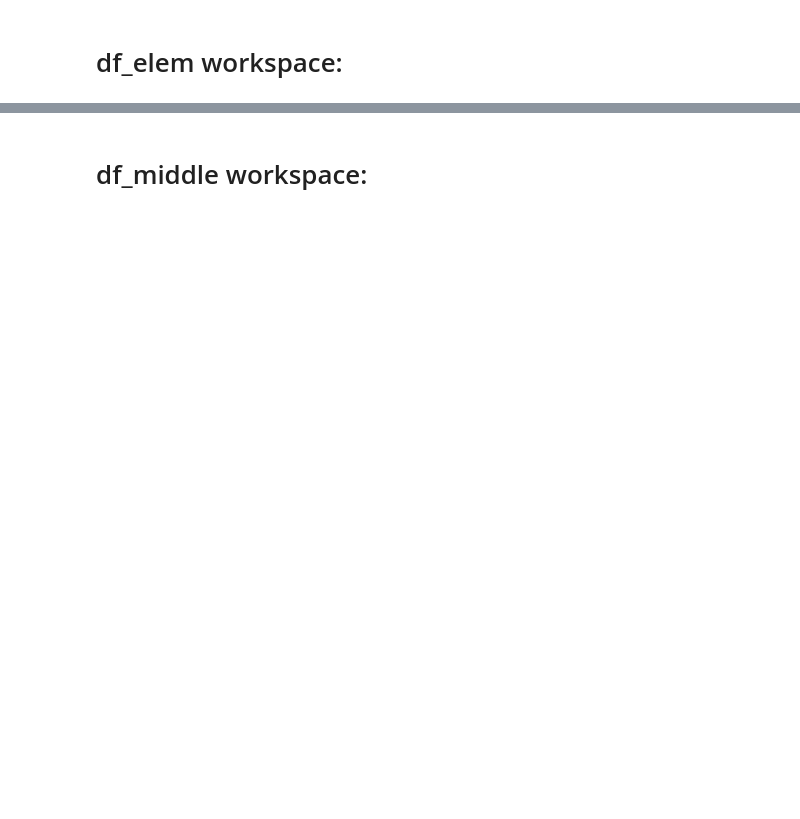
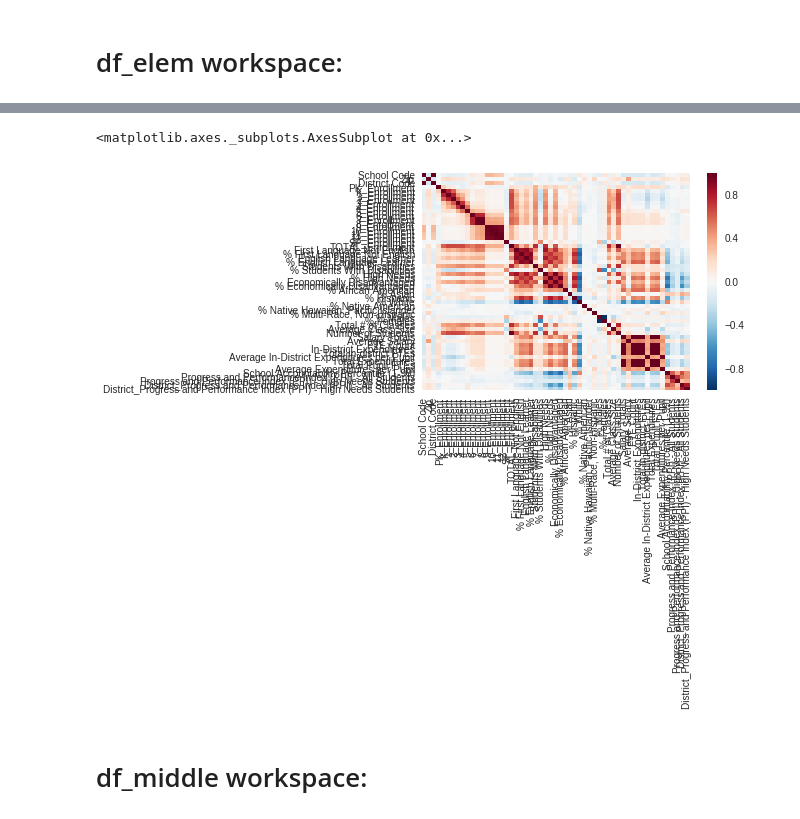
Before and after one commit to andrewellis6/Capstone_Project, a Jupyter notebook: Capstone/Capstone_project_AE_DEN.ipynb, the cells around one changed output, grey strips where cells are left out. Cells and saved outputs as stored; diff of their text form; code cells hidden in the pictures; blank space fills up the shorter version.

```diff
--- a/Capstone/Capstone_project_AE_DEN.ipynb
+++ b/Capstone/Capstone_project_AE_DEN.ipynb
@@ -202,0 +218,10 @@ df_elem.shape
+# %%
+#Here I am investigating what columns I need to drop.
+#There are quite a few that need to be dropped since not every school has the same tests.
+df_elem['Progress and Performance Index (PPI) - All Students'].isnull().sum()
+#df_elem.dropna(thresh=100, axis=0, inplace=True)
+#df_elem.shape
+#df_elem.columns
+df_elem['Progress and Performance Index (PPI) - All Students'].fillna((df_elem['Progress and Performance Index (PPI) - All Students'].mean()), inplace=True)
+#I decided to fill my target variable with the mean of the column
+df_elem['Progress and Performance Index (PPI) - All Students'].isnull().sum()
@@ -202,0 +234,4 @@ df_elem.shape
+# %%
+df_elem.dropna(thresh=300, axis=1, inplace=True)
+pd.set_option('display.max_rows', 999)
+df_elem.isnull().sum()
@@ -202,0 +262,10 @@ df_elem.shape
+# %%
+df_elem['School Accountability Percentile (1-99)'].fillna((df_elem['School Accountability Percentile (1-99)'].mean()), inplace=True)
+df_elem['Progress and Performance Index (PPI) - High Needs Students'].fillna((df_elem['Progress and Performance Index (PPI) - High Needs Students'].mean()), inplace=True)
+df_elem['District_Progress and Performance Index (PPI) - All Students'].fillna((df_elem['District_Progress and Performance Index (PPI) - All Students'].mean()), inplace=True)
+df_elem['District_Progress and Performance Index (PPI) - High Needs Students'].fillna((df_elem['District_Progress and Performance Index (PPI) - High Needs Students'].mean()), inplace=True)
+#def null_42(df):
+#    for col in df:
+#        if df[col].isnull().sum() == 42:
+#            df[col].fillna((df[col].mean()), inplace=True)
+#        return df
@@ -202,0 +277,14 @@ df_elem.shape
+# %%
+df_elem['Total In-district FTEs'].fillna((df_elem['Total In-district FTEs'].mean()), inplace=True)
+df_elem['Average In-District Expenditures per Pupil'].fillna((df_elem['Average In-District Expenditures per Pupil'].mean()), inplace=True)
+df_elem['Total Expenditures'].fillna((df_elem['Total Expenditures'].mean()), inplace=True)
+df_elem['In-District Expenditures'].fillna((df_elem['In-District Expenditures'].mean()), inplace=True)
+df_elem['Salary Totals'].fillna((df_elem['Salary Totals'].mean()), inplace=True)
+df_elem['Average Salary'].fillna((df_elem['Average Salary'].mean()), inplace=True)
+df_elem['FTE Count'].fillna((df_elem['FTE Count'].mean()), inplace=True)
+df_elem['In-District Expenditures'].fillna((df_elem['In-District Expenditures'].mean()), inplace=True)
+df_elem['Total # of Classes'].fillna((df_elem['Total # of Classes'].mean()), inplace=True)
+df_elem['Average Class Size'].fillna((df_elem['Average Class Size'].mean()), inplace=True)
+df_elem['Number of Students'].fillna((df_elem['Number of Students'].mean()), inplace=True)
+df_elem['Total Pupil FTEs'].fillna((df_elem['Total Pupil FTEs'].mean()), inplace=True)
+df_elem['Average Expenditures per Pupil'].fillna((df_elem['Average Expenditures per Pupil'].mean()), inplace=True)
@@ -212,0 +302,6 @@ df_elem.head()
+# %%
+#Now my elementary dataset is clean
+sns.heatmap(df_elem.corr())
+# %% [output]
+<matplotlib.axes._subplots.AxesSubplot at 0x...>
+[figure, added]
```
Also changed, not shown: parts of 20 cells of this notebook, 3 other files.
